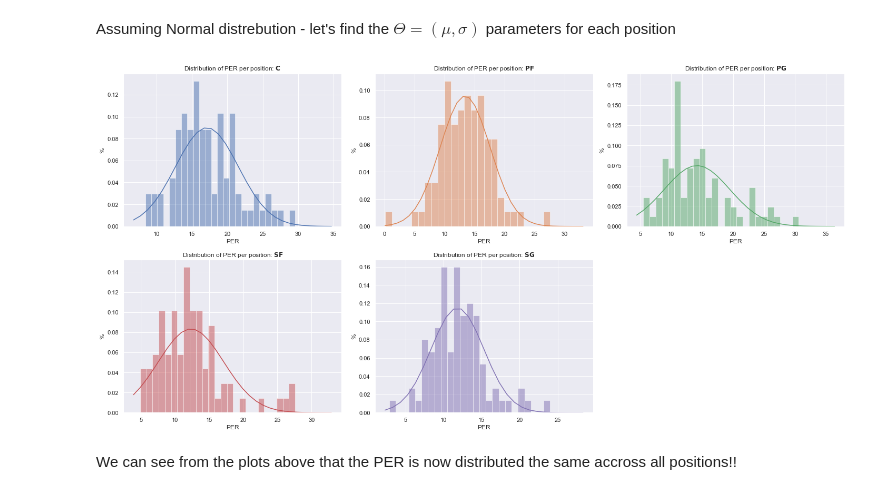
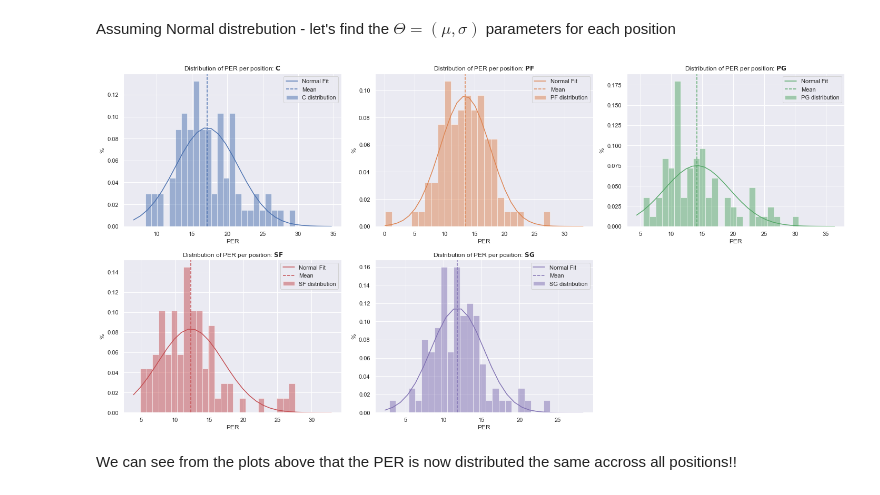
Before and after one commit to guygozlan/SciComPy_NBA, a Jupyter notebook: NBA_ver3.ipynb, the cells around one changed output. Saved outputs shown, nothing was run; the diff lists cells and outputs as text; code cells hidden in the pictures.

```diff
--- a/NBA_ver3.ipynb
+++ b/NBA_ver3.ipynb
@@ -159,8 +100,6 @@ class nbaDataFetch(object):
 # %%
 year = 2017
-columns_to_convert_to_numeric = ['Age','G','MP','PER','TS%','3PAr','FTr','ORB%','DRB%','TRB%','AST%','STL%','BLK%',
-                    'TOV%','USG%','OWS' ,'DWS','WS','WS/48','OBPM','DBPM','BPM','VORP']
-data_fetcher = nbaDataFetch()
+columns_to_convert_to_numeric = ['Age','G','MP','PER','TS%','3PAr','FTr','ORB%','DRB%','TRB%','AST%','STL%','BLK%','TOV%','USG%','OWS' ,'DWS','WS','WS/48','OBPM','DBPM','BPM','VORP']
 url2fetch = data_fetcher.get_url(stats='advanced', year=year)
 df = data_fetcher.full_data_fetching(url2fetch)
 df = data_fetcher.preprocess_df(df, columns_to_convert_to_numeric)
@@ -243,20 +184,22 @@ Assuming Normal distrebution - let's find the $\Theta=(\mu , \sigma)$ parameters
 # %%
 fig, axes = plt.subplots(2, 3, figsize=(20, 10))
 for i,p in enumerate(unique_pos):
     d = df[df['Pos']==p]['PER']
     x_axis = np.arange(np.min(d)*0.8, np.max(d)*1.2, 1)
-    axes[i//3][i%3].plot(x_axis, scipy.stats.norm.pdf(x_axis,np.mean(d),np.std(d)), color=current_palette[i])
-#     axes[i//3][i%3].hist(df[df['Pos']==p]['PER'], alpha=0.5, label=p, bins=25, density=True, color=current_palette[i])
-    axes[i//3][i%3].hist(d, alpha=0.5, label=p, bins=25, density=True, color=current_palette[i])
-    axes[i//3][i%3].set_xlabel('PER')
-    axes[i//3][i%3].set_ylabel('%')
-    axes[i//3][i%3].set_title(f'Distribution of PER per position: ' + r"$\bf{" + p + "}$")
-# plt.legend()
+    ax = axes[i//3][i%3]
+    ax.plot(x_axis, scipy.stats.norm.pdf(x_axis,np.mean(d),np.std(d)), color=current_palette[i], label='Normal Fit')
+    ax.hist(d, alpha=0.5, label=f'{p} distribution', bins=25, density=True, color=current_palette[i])
+    ax.axvline(d.mean(), linestyle='--', color=current_palette[i], label='Mean')
+    ax.legend()
+    ax.set_xlabel('PER')
+    ax.set_ylabel('%')
+    ax.set_title(f'Distribution of PER per position: ' + r"$\bf{" + p + "}$")
+
 axes[-1, -1].axis('off')
 fig.tight_layout()
 plt.show()
 # %% [output]
-[figure, old version]
+[figure, new version]
 # %% [markdown]
 We can see from the plots above that the PER is now distributed the same accross all positions!!
 # %% [markdown]
```
Also changed, not shown: parts of 36 cells of this notebook.
